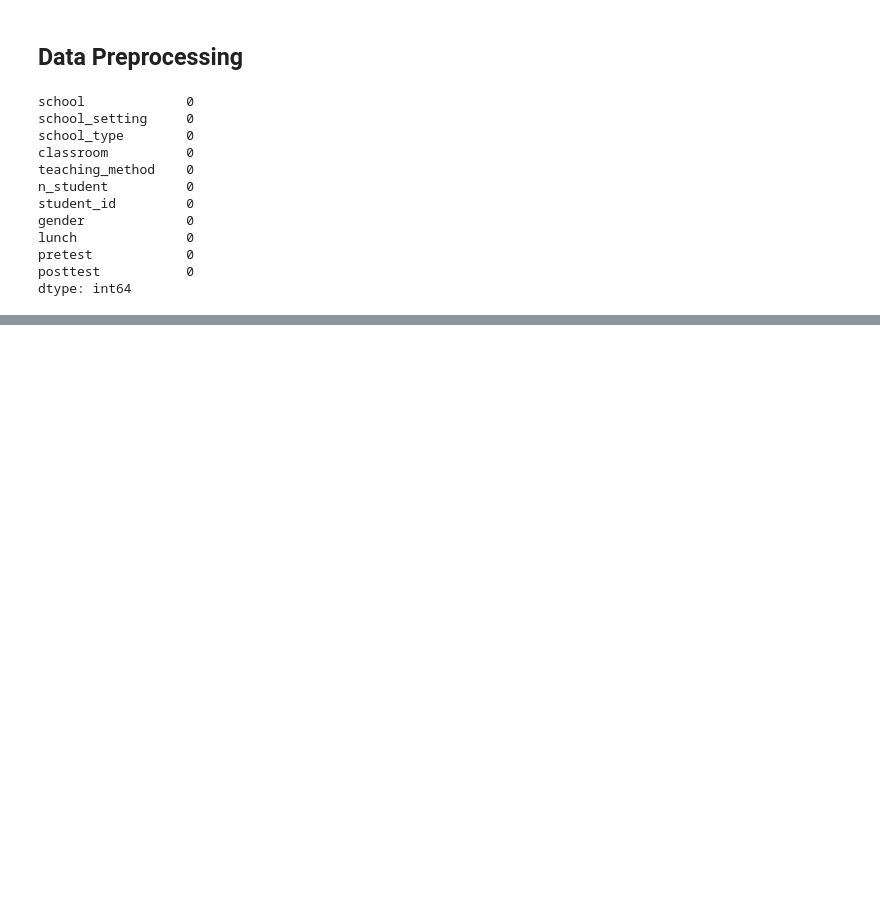
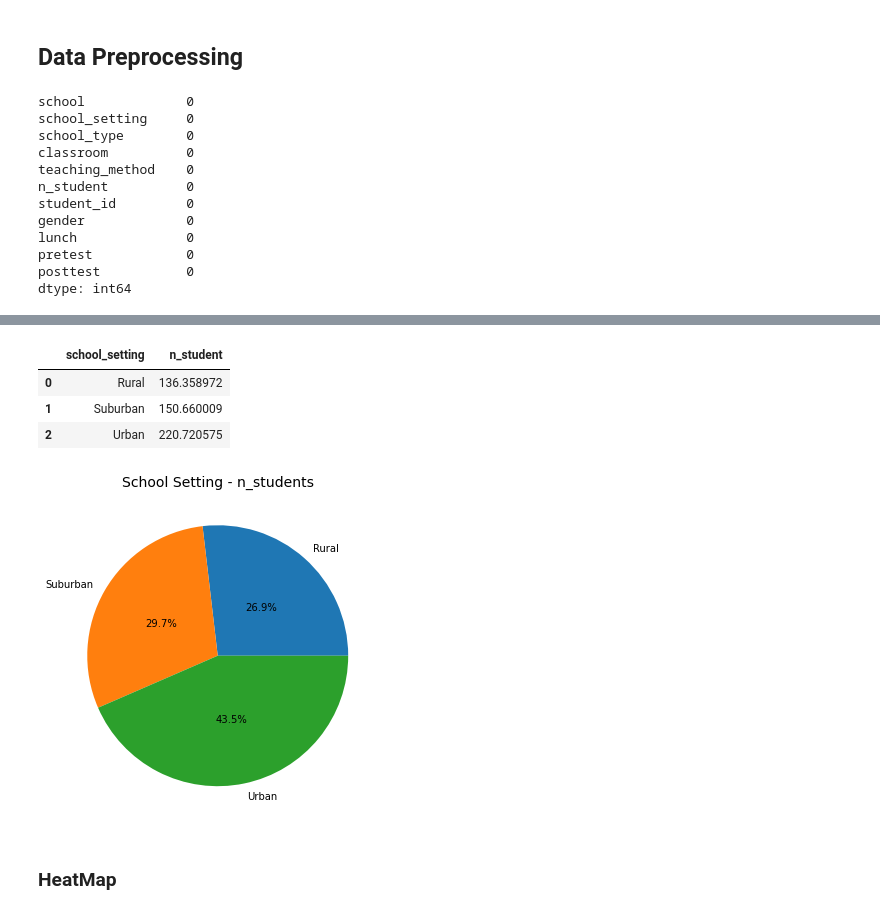
Before and after one commit to escortKwon/IndividualProjects_for_Portfolio, a Jupyter notebook: Test Scores/Test Scores.ipynb, the cells around one changed output, grey strips where cells are left out. Saved outputs shown, nothing was run; the diff lists cells and outputs as text; code cells hidden in the pictures; blank space fills up the shorter version.

```diff
--- a/Test Scores/Test Scores.ipynb
+++ b/Test Scores/Test Scores.ipynb
@@ -69,0 +135,3 @@ NameError: name 'scores' is not defined
+# %%
+scores_groupby = scores.groupby(['school', 'school_setting'], as_index=False).mean()
+scores_groupby
@@ -69,0 +160,7 @@ NameError: name 'scores' is not defined
+# %%
+# Copy DataFrame
+scores_groupby_copy = scores_groupby.copy()
+# %%
+# Preparing Data
+scores_groupby_copy.drop(['school', 'pretest', 'posttest'], axis=1, inplace=True)
+scores_groupby_copy
@@ -69,0 +185,21 @@ NameError: name 'scores' is not defined
+# %%
+# Split scripts in order to prevent errors while executing many times
+scores_pie = scores_groupby_copy.groupby(['school_setting'], as_index=False).sum()
+scores_pie
+# %% [output]
+|  | school_setting | n_student |
+| 0 | Rural | 136.358972 |
+| 1 | Suburban | 150.660009 |
+| 2 | Urban | 220.720575 |
+# %%
+# Using matpllotlib
+pie, ax = plt.subplots(figsize=[10, 6])
+labels = scores_pie['school_setting']
+plt.pie(x=scores_pie['n_student'], autopct="%.1f%%", labels=labels, pctdistance=0.5)
+
+plt.title("School Setting - n_students", fontsize=14)
+pie.savefig("Figure1.png", overwrite=True)
+# %% [output]
+[figure, added]
+# %% [markdown]
+### HeatMap
```
Also changed, not shown: parts of 15 cells of this notebook, 2 other files.
